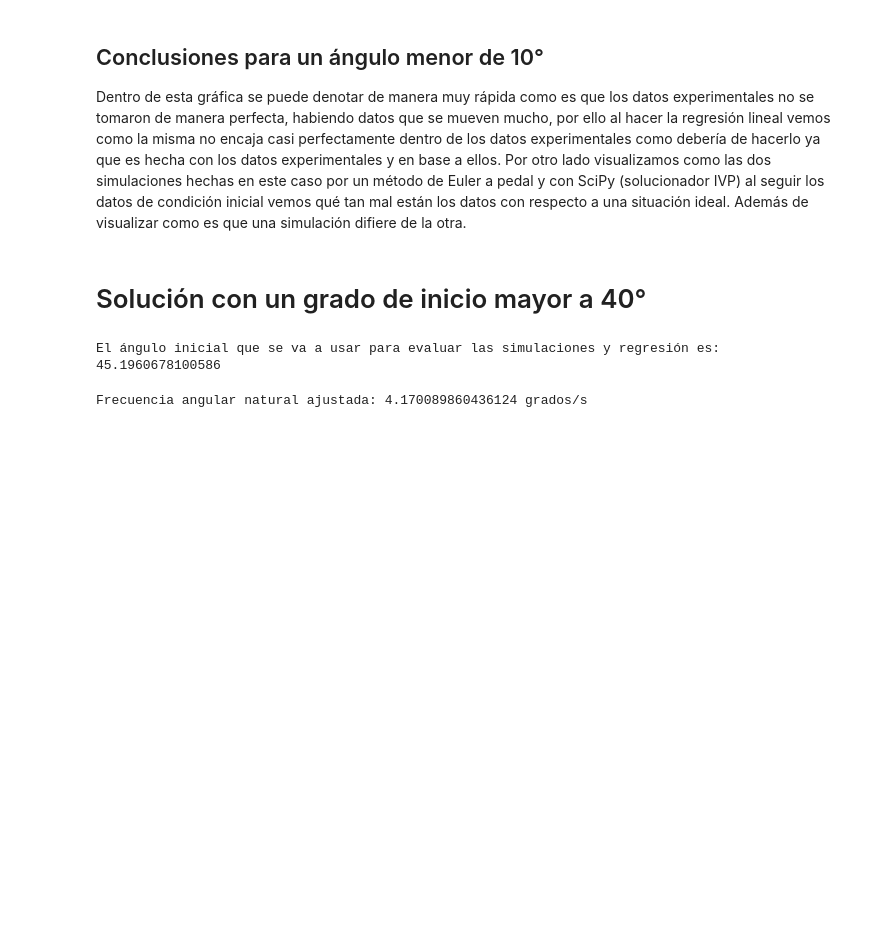
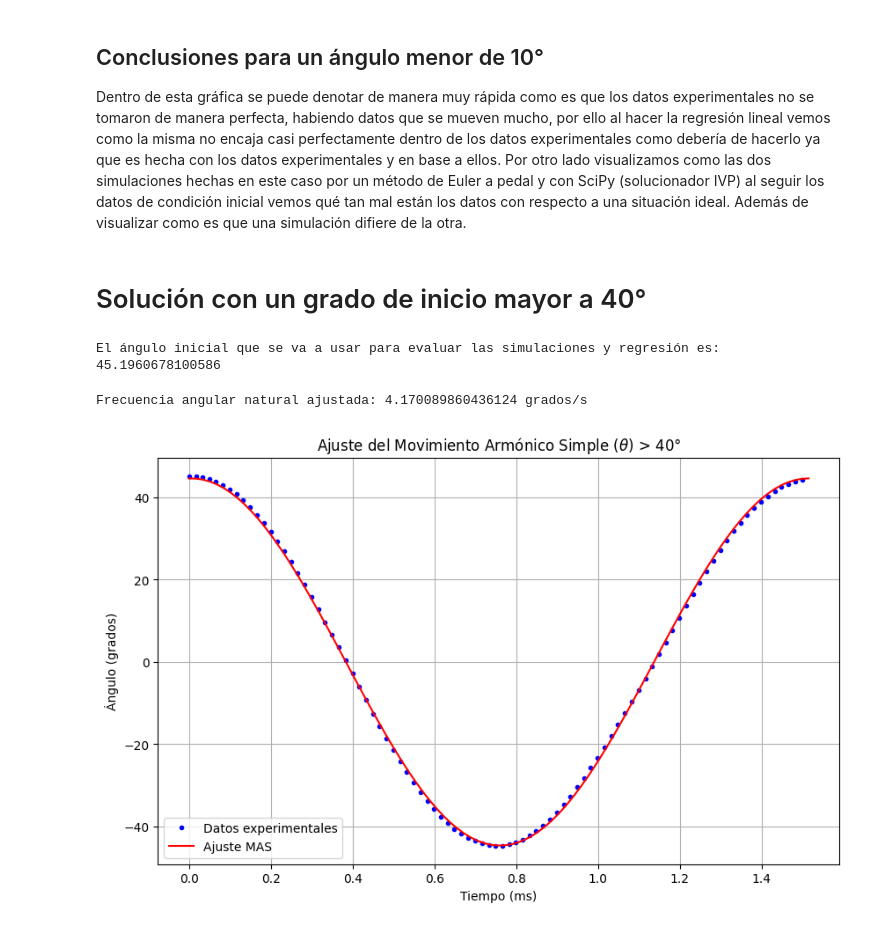
Before and after one commit to SantiagoHurValen/ProgramacionIngenieria, a Jupyter notebook: Actividad_Pendulo.ipynb, the cells around one changed output. Saved outputs shown, nothing was run; the diff lists cells and outputs as text; code cells hidden in the pictures; blank space fills up the shorter version.

Commit message:
Creación de las gráficas para el ángulo mayor a 45°, además de las conclusiones de estas mismas

```diff
--- a/Actividad_Pendulo.ipynb
+++ b/Actividad_Pendulo.ipynb
@@ -218,3 +218,16 @@ t, u = solver.solve(t_span=(0, T), N=N) #Solución de la EDO
 # %%
 sol = solve_ivp(ecuacion_diferencial, [t_eval[0], t_eval[-1]], [theta_0,0], t_eval=t_eval) #Solución de la EDO por medio de SciPy
 sol_y_deg = np.rad2deg(sol.y[0])
+# %%
+# Gráfica de ajuste MAS
+plt.figure(figsize=(10, 6))
+plt.plot(tiempo, angulo, 'b.', label='Datos experimentales')
+plt.plot(t_eval, ecuacion(t_eval, *popt), 'r-', label='Ajuste MAS')
+plt.title(r'Ajuste del Movimiento Armónico Simple $(\theta)$ > 40°')
+plt.xlabel('Tiempo (ms)')
+plt.ylabel('Ángulo (grados)')
+plt.grid(True)
+plt.legend()
+plt.show()
+# %% [output]
+[figure, added]
```
Also changed, not shown: parts of 1 cell of this notebook.
